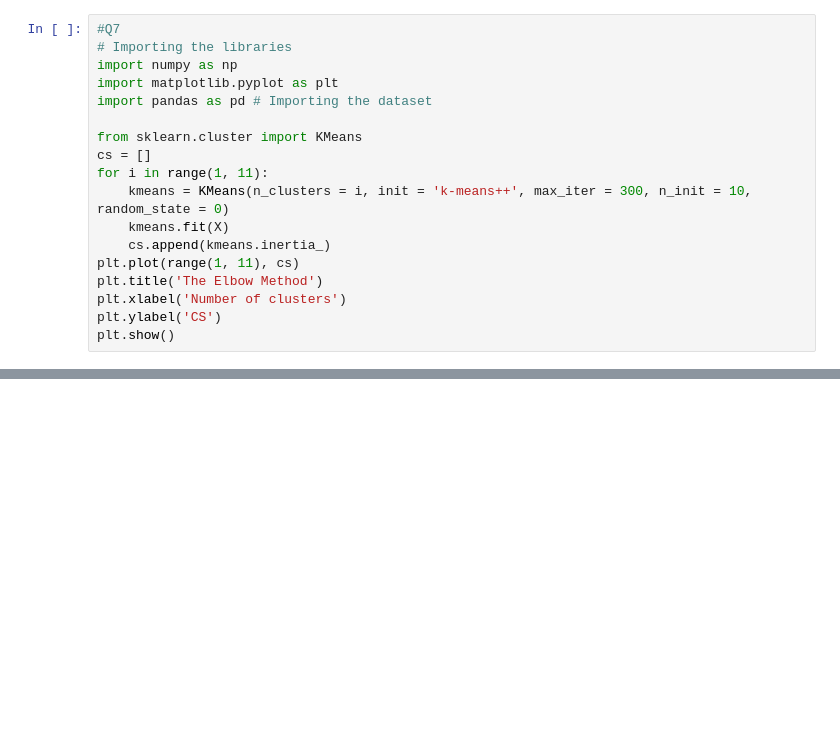
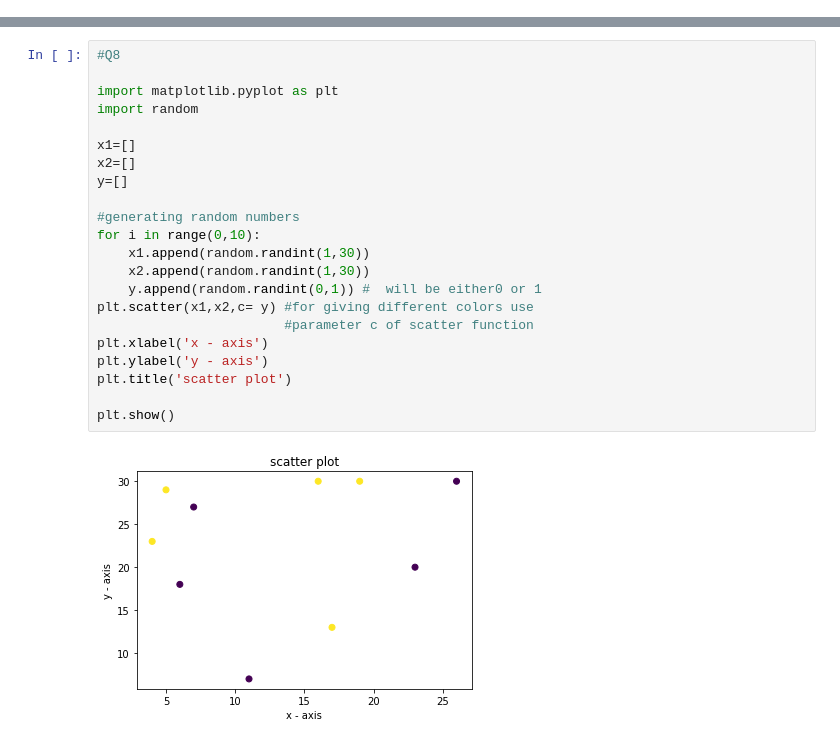
Before and after one commit to mesh1992/Artificial-Intelligence-with-Python, a Jupyter notebook: Midterm.ipynb, the cells around one changed output, grey strips where cells are left out. Saved outputs shown, nothing was run; the diff lists cells and outputs as text; blank space fills up the shorter version.

```diff
--- a/Midterm.ipynb
+++ b/Midterm.ipynb
@@ -90,18 +2,0 @@ if __name__ == "__main__":
-# %%
-#Q7
-# Importing the libraries
-import numpy as np
-import matplotlib.pyplot as plt
-import pandas as pd # Importing the dataset
-
-from sklearn.cluster import KMeans
-cs = []
-for i in range(1, 11):
-    kmeans = KMeans(n_clusters = i, init = 'k-means++', max_iter = 300, n_init = 10, random_state = 0)
-    kmeans.fit(X)
-    cs.append(kmeans.inertia_)
-plt.plot(range(1, 11), cs)
-plt.title('The Elbow Method')
-plt.xlabel('Number of clusters')
-plt.ylabel('CS')
-plt.show()
@@ -107,0 +90,24 @@ plt.show()
+# %%
+#Q8
+
+import matplotlib.pyplot as plt
+import random
+
+x1=[]
+x2=[]
+y=[]
+
+#generating random numbers
+for i in range(0,10):
+	x1.append(random.randint(1,30))
+	x2.append(random.randint(1,30))
+	y.append(random.randint(0,1)) #  will be either0 or 1
+plt.scatter(x1,x2,c= y) #for giving different colors use
+                        #parameter c of scatter function
+plt.xlabel('x - axis')
+plt.ylabel('y - axis')
+plt.title('scatter plot')
+
+plt.show()
+# %% [output]
+[figure, added]
```
Also changed, not shown: parts of 14 cells of this notebook.
